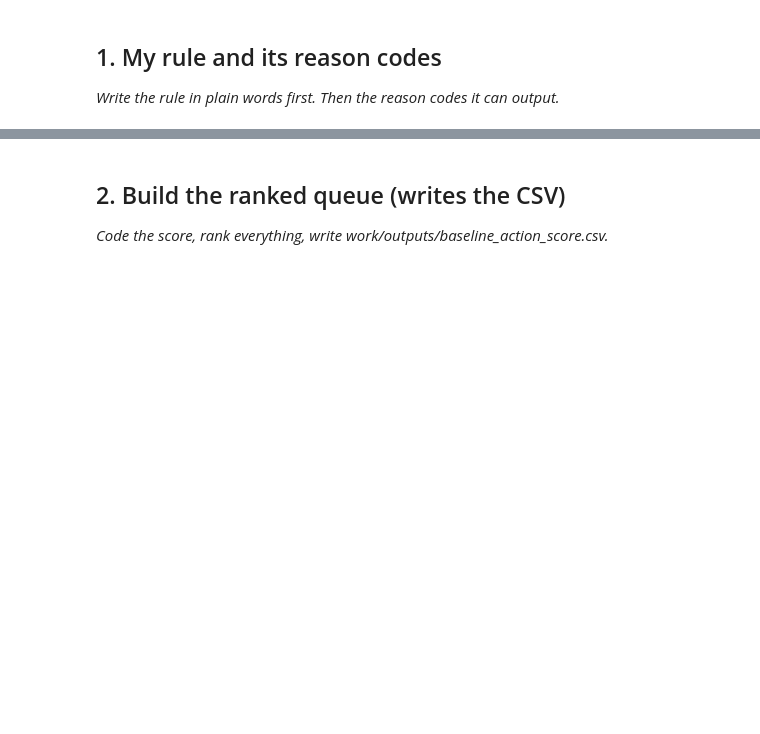
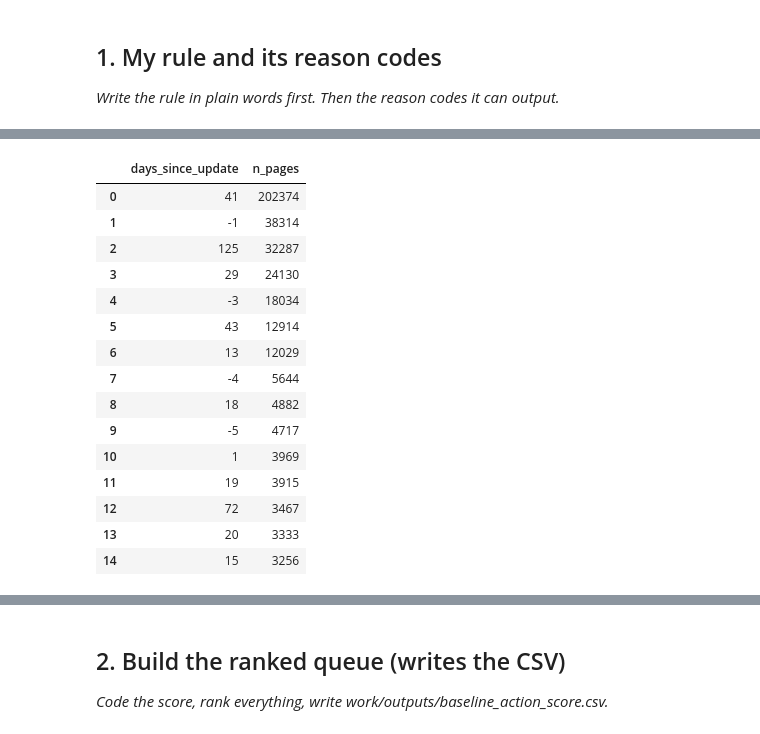
Before and after one commit to AxelYoel/FlyRank-AI-Internship---Axel-Yoel-Chandra, a Jupyter notebook: work/notebooks/w04_baseline_score.ipynb, the cells around one changed output, grey strips where cells are left out. Cells and saved outputs as stored; diff of their text form; code cells hidden in the pictures; blank space fills up the shorter version.

```diff
--- a/work/notebooks/w04_baseline_score.ipynb
+++ b/work/notebooks/w04_baseline_score.ipynb
@@ -15,0 +117,31 @@ This skeleton is yours to fill. Work the sections **in order** — each one has
+# %%
+# --- B1. Does days_since_update actually cluster at specific values, like optimization_eligible_date did? ---
+con.sql(f"""
+    SELECT days_since_update, COUNT(*) AS n_pages
+    FROM (
+        SELECT content_hash_id,
+               DATE_DIFF('day', content_updated_date, DATE '2026-06-30') AS days_since_update
+        FROM read_parquet('{rel}/dim_content.parquet')
+        WHERE is_published IS TRUE AND is_deleted IS NOT TRUE
+    )
+    GROUP BY 1
+    ORDER BY n_pages DESC
+    LIMIT 15
+""").df()
+# %% [output]
+|  | days_since_update | n_pages |
+| 0 | 41 | 202374 |
+| 1 | -1 | 38314 |
+| 2 | 125 | 32287 |
+| 3 | 29 | 24130 |
+| 4 | -3 | 18034 |
+| 5 | 43 | 12914 |
+| 6 | 13 | 12029 |
+| 7 | -4 | 5644 |
+| 8 | 18 | 4882 |
+| 9 | -5 | 4717 |
+| 10 | 1 | 3969 |
+| 11 | 19 | 3915 |
+| 12 | 72 | 3467 |
+| 13 | 20 | 3333 |
+| 14 | 15 | 3256 |
```
Also changed, not shown: parts of 14 cells of this notebook.
